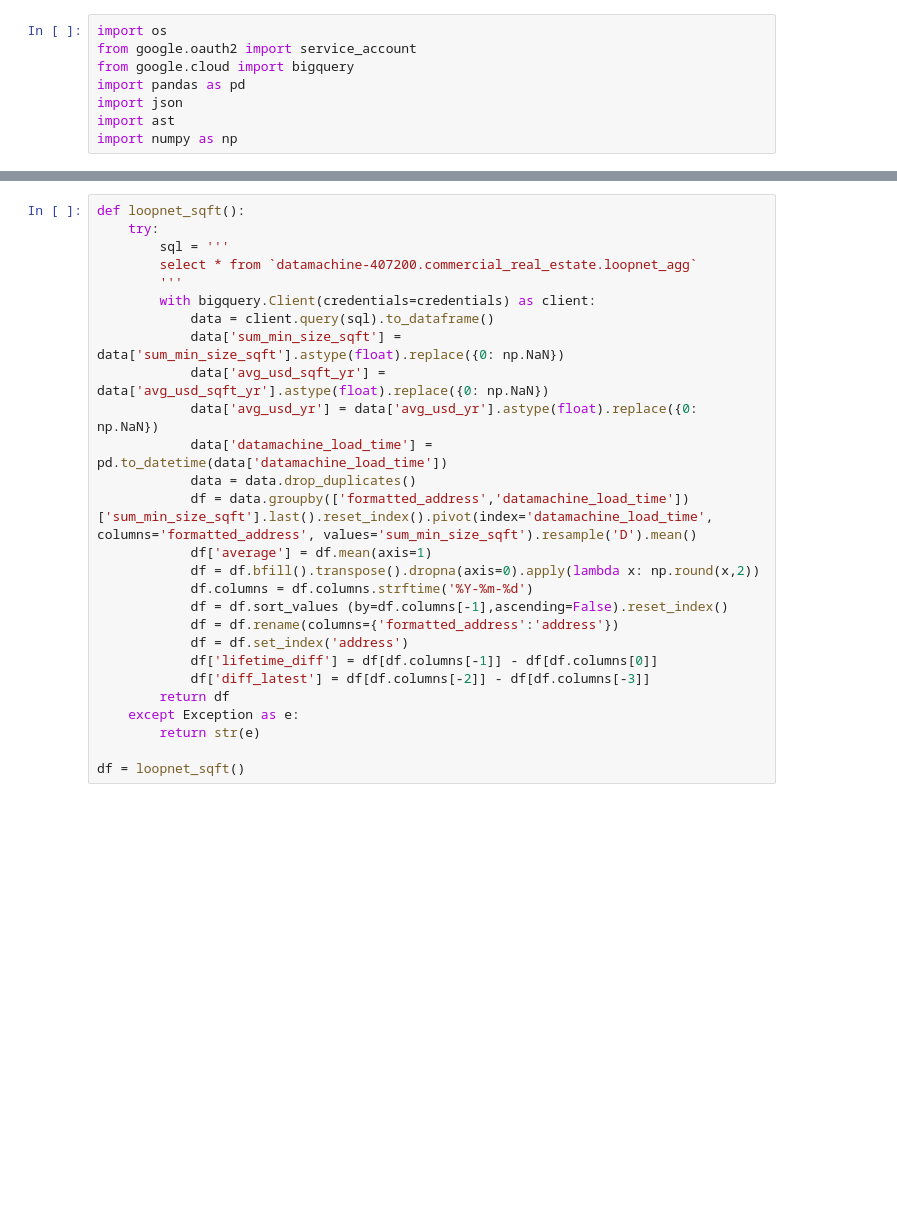
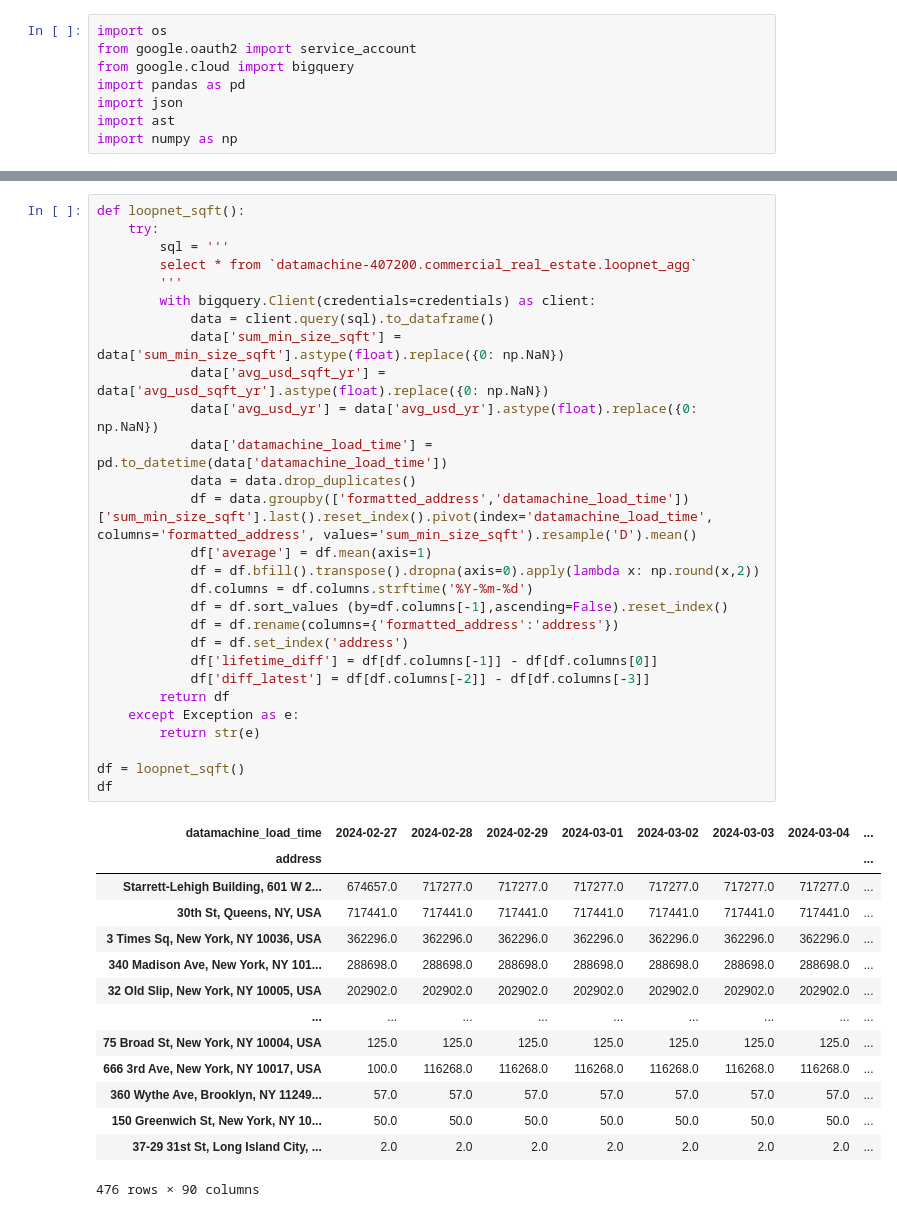
Before and after one commit to ericnolette/xlwings-customfunctions-azurefunctions, a Jupyter notebook: azure_functions_testing.ipynb, the cells around one changed output, grey strips where cells are left out. Cells and saved outputs as stored; diff of their text form; blank space fills up the shorter version.

```diff
--- a/azure_functions_testing.ipynb
+++ b/azure_functions_testing.ipynb
@@ -73,30 +86,46 @@ loopnet_usd_sqft()
 # %%
 def loopnet_sqft():
     try:
         sql = '''
         select * from `datamachine-407200.commercial_real_estate.loopnet_agg`
         '''
         with bigquery.Client(credentials=credentials) as client:
             data = client.query(sql).to_dataframe()
             data['sum_min_size_sqft'] = data['sum_min_size_sqft'].astype(float).replace({0: np.NaN})
             data['avg_usd_sqft_yr'] = data['avg_usd_sqft_yr'].astype(float).replace({0: np.NaN})
             data['avg_usd_yr'] = data['avg_usd_yr'].astype(float).replace({0: np.NaN})
             data['datamachine_load_time'] = pd.to_datetime(data['datamachine_load_time'])
             data = data.drop_duplicates()
             df = data.groupby(['formatted_address','datamachine_load_time'])['sum_min_size_sqft'].last().reset_index().pivot(index='datamachine_load_time', columns='formatted_address', values='sum_min_size_sqft').resample('D').mean()
             df['average'] = df.mean(axis=1)
             df = df.bfill().transpose().dropna(axis=0).apply(lambda x: np.round(x,2))
             df.columns = df.columns.strftime('%Y-%m-%d')
             df = df.sort_values (by=df.columns[-1],ascending=False).reset_index()
             df = df.rename(columns={'formatted_address':'address'})
             df = df.set_index('address')
             df['lifetime_diff'] = df[df.columns[-1]] - df[df.columns[0]]
             df['diff_latest'] = df[df.columns[-2]] - df[df.columns[-3]]
         return df
     except Exception as e:
         return str(e)
 
 df = loopnet_sqft()
+df
+# %% [output]
+| datamachine_load_time | 2024-02-27 | 2024-02-28 | 2024-02-29 | 2024-03-01 | 2024-03-02 | 2024-03-03 | 2024-03-04 | ... |
+| address |  |  |  |  |  |  |  | ... |
+| Starrett-Lehigh Building, 601 W 2... | 674657.0 | 717277.0 | 717277.0 | 717277.0 | 717277.0 | 717277.0 | 717277.0 | ... |
+| 30th St, Queens, NY, USA | 717441.0 | 717441.0 | 717441.0 | 717441.0 | 717441.0 | 717441.0 | 717441.0 | ... |
+| 3 Times Sq, New York, NY 10036, USA | 362296.0 | 362296.0 | 362296.0 | 362296.0 | 362296.0 | 362296.0 | 362296.0 | ... |
+| 340 Madison Ave, New York, NY 101... | 288698.0 | 288698.0 | 288698.0 | 288698.0 | 288698.0 | 288698.0 | 288698.0 | ... |
+| 32 Old Slip, New York, NY 10005, USA | 202902.0 | 202902.0 | 202902.0 | 202902.0 | 202902.0 | 202902.0 | 202902.0 | ... |
+| ... | ... | ... | ... | ... | ... | ... | ... | ... |
+| 75 Broad St, New York, NY 10004, USA | 125.0 | 125.0 | 125.0 | 125.0 | 125.0 | 125.0 | 125.0 | ... |
+| 666 3rd Ave, New York, NY 10017, USA | 100.0 | 116268.0 | 116268.0 | 116268.0 | 116268.0 | 116268.0 | 116268.0 | ... |
+| 360 Wythe Ave, Brooklyn, NY 11249... | 57.0 | 57.0 | 57.0 | 57.0 | 57.0 | 57.0 | 57.0 | ... |
+| 150 Greenwich St, New York, NY 10... | 50.0 | 50.0 | 50.0 | 50.0 | 50.0 | 50.0 | 50.0 | ... |
+| 37-29 31st St, Long Island City, ... | 2.0 | 2.0 | 2.0 | 2.0 | 2.0 | 2.0 | 2.0 | ... |
+476 rows × 90 columns
 # %%
 df.head(50).sort_values(by='diff_latest',ascending=True)
 # %% [output]
```
Also changed, not shown: parts of 3 cells of this notebook.
